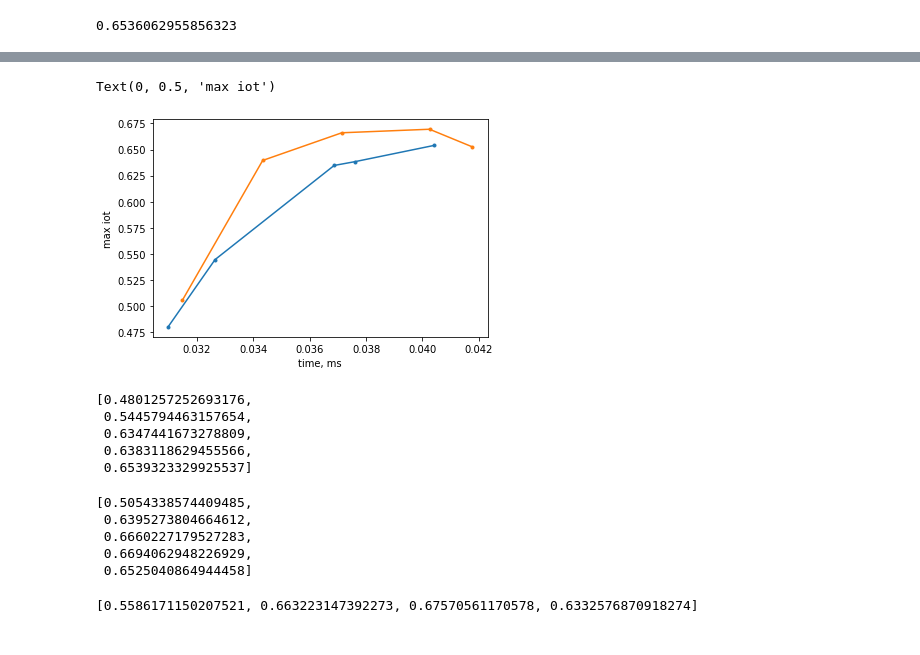
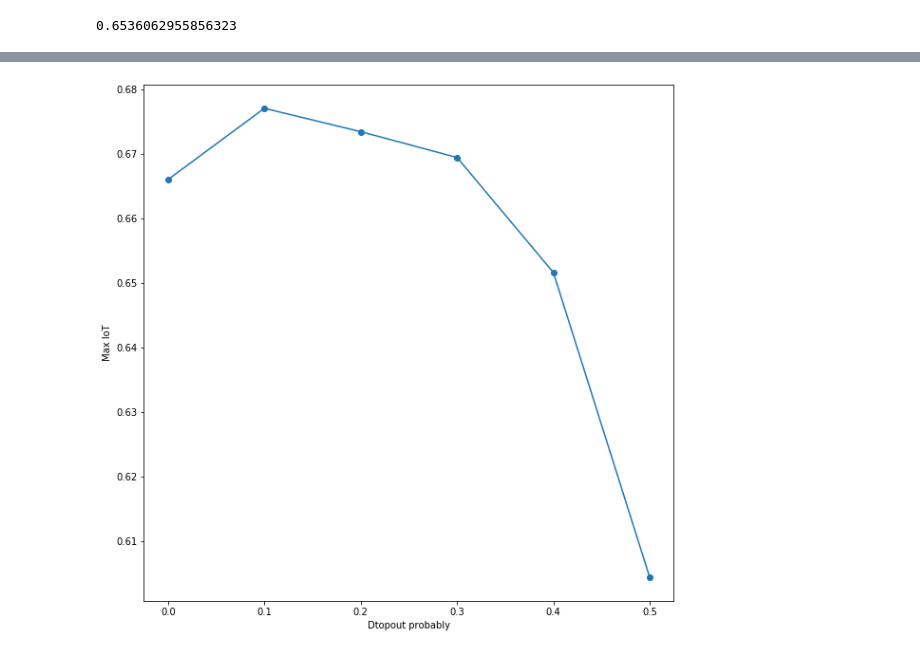
Before and after one commit to RobertVoropaev/InteriorRecognitionSystem, a Jupyter notebook: 6.Metrics.ipynb, the cells around one changed output, grey strips where cells are left out. Drawn from its saved outputs; the diff is of its cells as text; code cells hidden in the pictures.

```diff
--- a/6.Metrics.ipynb
+++ b/6.Metrics.ipynb
@@ -40,11 +40,15 @@ unet_2048_3 = pd.read_csv("callbacks/Unet_2048_3_06.06_17-04/logger.csv")
 unet_2048_4 = pd.read_csv("callbacks/Unet_2048_4_06.05_19-16/logger.csv")
 #unet_2048_5 = pd.read_csv("callbacks/Unet_2048_5_06.06_14-10/logger.csv")
 
+unet_1024_bs_10 = pd.read_csv("callbacks/Unet_1024_3_bs_10_06.08_08-33/logger.csv")
 unet_1024_bn = pd.read_csv("callbacks/Unet_1024_batch_norm_3_06.07_08-53/logger.csv")
 unet_1024_tc = pd.read_csv("callbacks/Unet_1024_conv_trans_3_06.07_23-41/logger.csv")
+
 unet_1024_do_01 = pd.read_csv("callbacks/Unet_1024_dropout_3_dp_01_06.07_08-44/logger.csv")
 unet_1024_do_02 = pd.read_csv("callbacks/Unet_1024_dropout_3_dp_02_06.07_18-20/logger.csv")
 unet_1024_do_03 = pd.read_csv("callbacks/Unet_1024_dropout_3_dp_03_06.08_03-44/logger.csv")
+unet_1024_do_04 = pd.read_csv("callbacks/Unet_1024_dropout_3_dp_04_06.08_13-10/logger.csv")
+unet_1024_do_05 = pd.read_csv("callbacks/Unet_1024_dropout_3_dp_05_06.08_22-31/logger.csv")
 # %% [markdown]
 ## IoT
 # %%
@@ -183,8 +192,11 @@ unet_2048_3_max = unet_2048_3.val_jaccard_coef.max()
 unet_2048_4_max = unet_2048_4.val_jaccard_coef.max()
 #unet_2048_5_max = unet_2048_5.val_jaccard_coef.max()
 
-unet_1024_bn_max = unet_1024_bn.val_jaccard_coef.max()
+# unet_1024_bn_max = unet_1024_bn.val_jaccard_coef.max()
 unet_1024_do_01_max = unet_1024_do_01.val_jaccard_coef.max()
 unet_1024_do_02_max = unet_1024_do_02.val_jaccard_coef.max()
 unet_1024_do_03_max = unet_1024_do_03.val_jaccard_coef.max()
-unet_1024_tc_max = unet_1024_tc.val_jaccard_coef.max()
+unet_1024_do_04_max = unet_1024_do_04.val_jaccard_coef.max()
+unet_1024_do_05_max = unet_1024_do_05.val_jaccard_coef.max()
+
+# unet_1024_tc_max = unet_1024_tc.val_jaccard_coef.max()
@@ -215,15 +207,15 @@ unet_1024_tc_max
 # %%
 time_512 = [unet_512_1_time, unet_512_2_time, unet_512_3_time, unet_512_4_time, unet_512_5_time]
 time_1024 = [unet_1024_1_time, unet_1024_2_time, unet_1024_3_time, unet_1024_4_time, unet_1024_5_time]
-#time_2048 = [unet_2048_1_time, unet_2048_2_time, unet_2048_3_time, unet_2048_4_time, unet_2048_5_time]
-#time_2048 = [unet_2048_1_time, unet_2048_2_time, unet_2048_3_time, unet_2048_4_time]
+time_2048 = [unet_2048_1_time, unet_2048_2_time, unet_2048_3_time, unet_2048_4_time]
 
 param_512 = [unet_512_1_param, unet_512_2_param, unet_512_3_param, unet_512_4_param, unet_512_5_param]
 param_1024 = [unet_1024_1_param, unet_1024_2_param, unet_1024_3_param, unet_1024_4_param, unet_1024_5_param]
-#param_2048 = [unet_2048_1_param, unet_2048_2_param, unet_2048_3_param, unet_2048_4_param, unet_2048_5_param]
-#param_2048 = [unet_2048_1_param, unet_2048_2_param, unet_2048_4_param]
+param_2048 = [unet_2048_1_param, unet_2048_2_param, unet_2048_3_param, unet_2048_4_param]
 
 max_iot_512 = [unet_512_1_max, unet_512_2_max, unet_512_3_max, unet_512_4_max, unet_512_5_max]
 max_iot_1024 = [unet_1024_1_max, unet_1024_2_max, unet_1024_3_max, unet_1024_4_max, unet_1024_5_max]
-#max_iot_2048 = [unet_2048_1_max, unet_2048_2_max, unet_2048_3_max, unet_2048_5_max]
-#max_iot_2048 = [unet_2048_1_max, unet_2048_2_max, unet_2048_4_max]
+max_iot_2048 = [unet_2048_1_max, unet_2048_2_max, unet_2048_3_max, unet_2048_4_max]
+
+max_iot_dropout = [unet_1024_3_max, unet_1024_do_01_max, unet_1024_do_02_max, unet_1024_do_03_max, unet_1024_do_04_max, unet_1024_do_05_max]
+dropout_prob = [0.0, 0.1, 0.2, 0.3, 0.4, 0.5]
@@ -244,29 +222,10 @@ plt.plot(param_1024, max_iot_1024)
-# %%
-plt.plot(time_512, max_iot_512, ".-")
-plt.plot(time_1024, max_iot_1024, ".-")
-#plt.plot(time_2048, max_iot_2048, ".-")
-plt.xlabel("time, ms")
-plt.ylabel("max iot")
-# %% [output]
-Text(0, 0.5, 'max iot')
-[figure, removed]
-# %%
-max_iot_512
-# %% [output]
-[0.4801257252693176,
- 0.5445794463157654,
- 0.6347441673278809,
- 0.6383118629455566,
- 0.6539323329925537]
-# %%
-max_iot_1024
-# %% [output]
-[0.5054338574409485,
- 0.6395273804664612,
- 0.6660227179527283,
- 0.6694062948226929,
- 0.6525040864944458]
-# %%
-max_iot_2048
-# %% [output]
-[0.5586171150207521, 0.663223147392273, 0.67570561170578, 0.6332576870918274]
+# %%
+plt.figure(figsize=(10, 10))
+
+plt.plot(dropout_prob, max_iot_dropout, "o-")
+
+plt.ylabel("Max IoT")
+plt.xlabel("Dtopout probably")
+plt.show()
+# %% [output]
+[figure, added]
```
Also changed, not shown: parts of 11 cells of this notebook, 48 other files.
